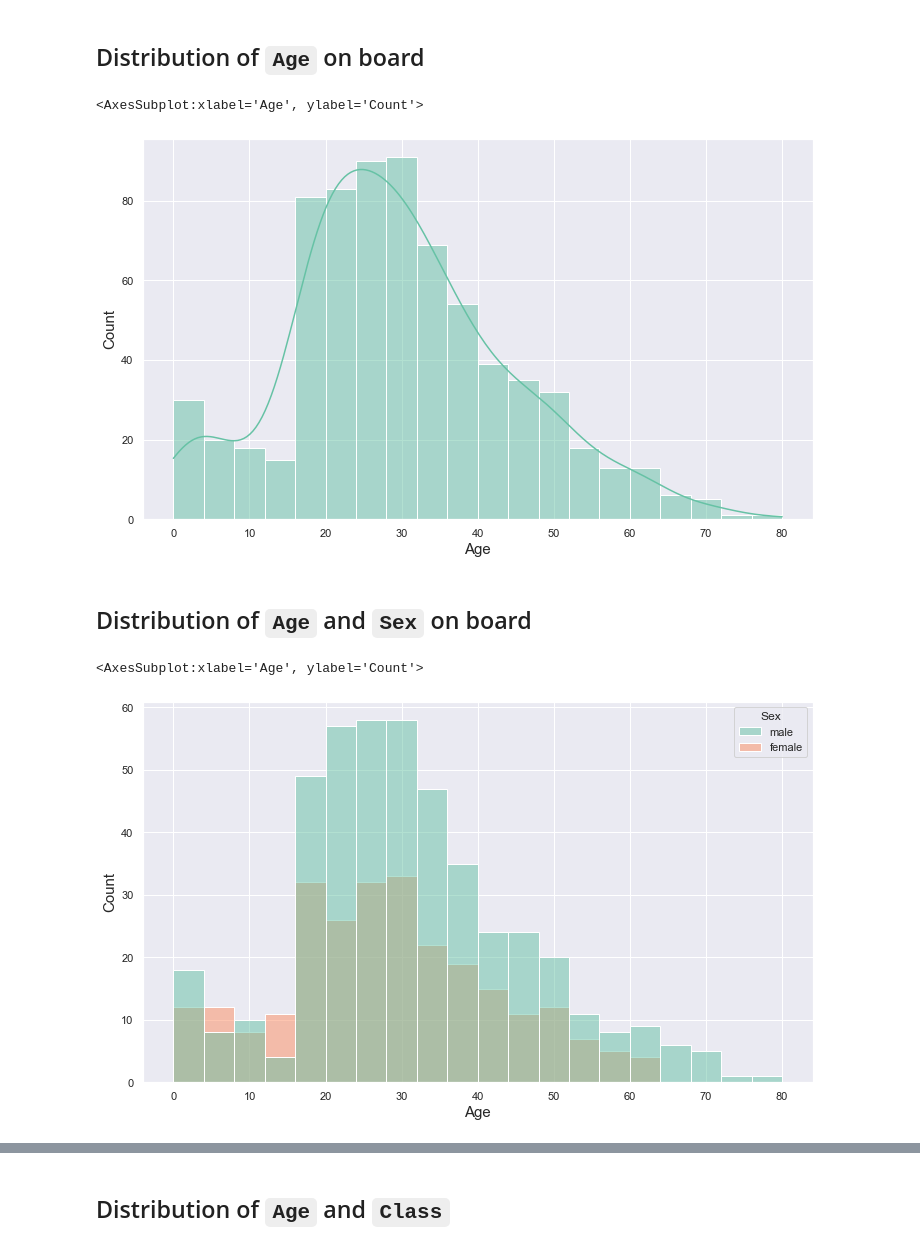
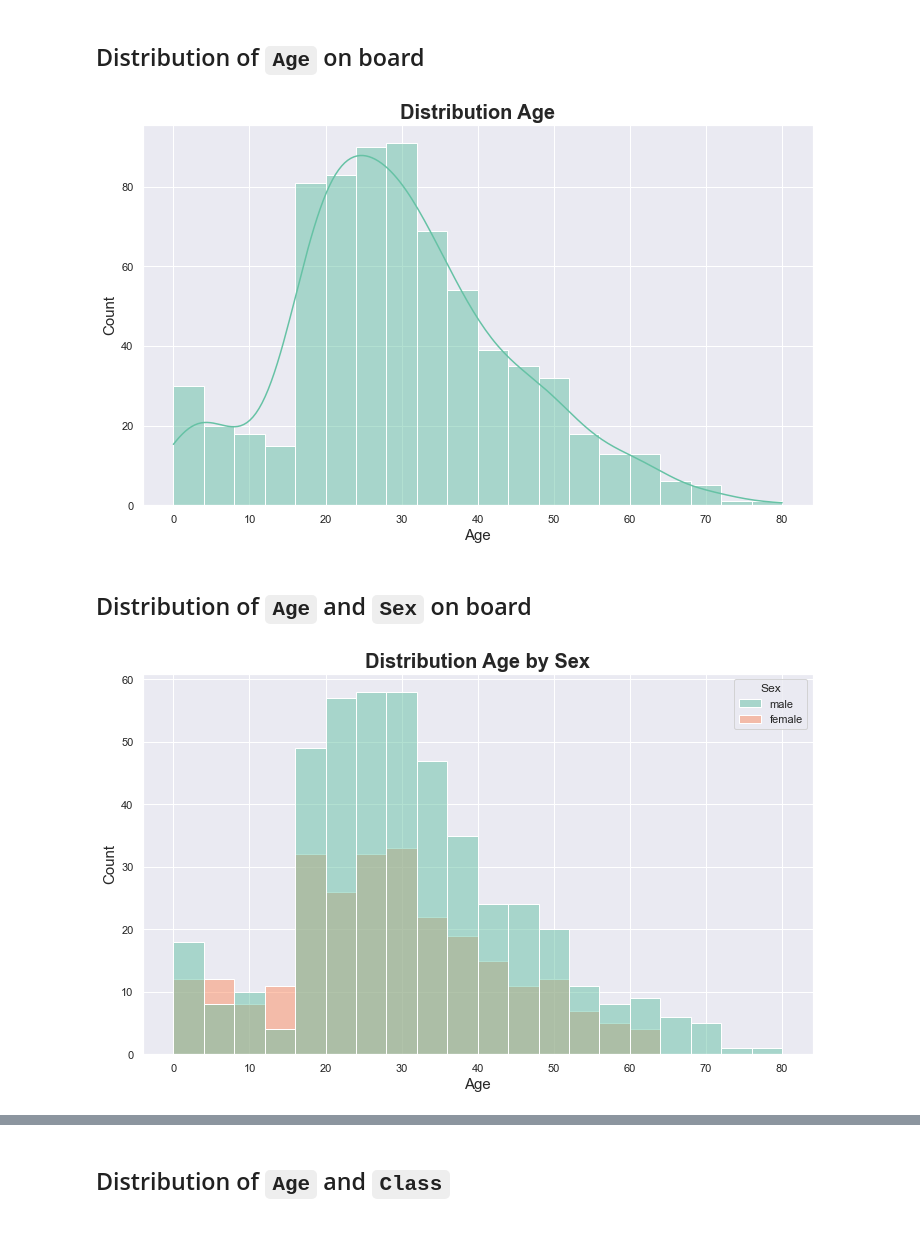
Before and after one commit to enricogoerlitz/Data-Analysis, a Jupyter notebook: 01_Titanic_Hello_World/notebook/notebook1.ipynb, the cells around one changed output, grey strips where cells are left out. Drawn from its saved outputs; the diff is of its cells as text; code cells hidden in the pictures.

```diff
--- a/01_Titanic_Hello_World/notebook/notebook1.ipynb
+++ b/01_Titanic_Hello_World/notebook/notebook1.ipynb
@@ -307,15 +307,13 @@ df_cleaned.head(10)
 # %% [markdown]
 ## Distribution of `Age` on board
 # %%
-sns.histplot(x=AGE, data=df_cleaned, kde=True)
+sns.histplot(x=AGE, data=df_cleaned, kde=True).set(title="Distribution Age");
 # %% [output]
-<AxesSubplot:xlabel='Age', ylabel='Count'>
-[figure, old version]
+[figure, new version]
 # %% [markdown]
 ## Distribution of `Age` and `Sex` on board
 # %%
-sns.histplot(x=AGE, data=df_cleaned, hue=SEX)
+sns.histplot(x=AGE, data=df_cleaned, hue=SEX).set(title="Distribution Age by Sex");
 # %% [output]
-<AxesSubplot:xlabel='Age', ylabel='Count'>
-[figure, old version]
+[figure, new version]
 # %%
```
Also changed, not shown: parts of 54 cells of this notebook.
